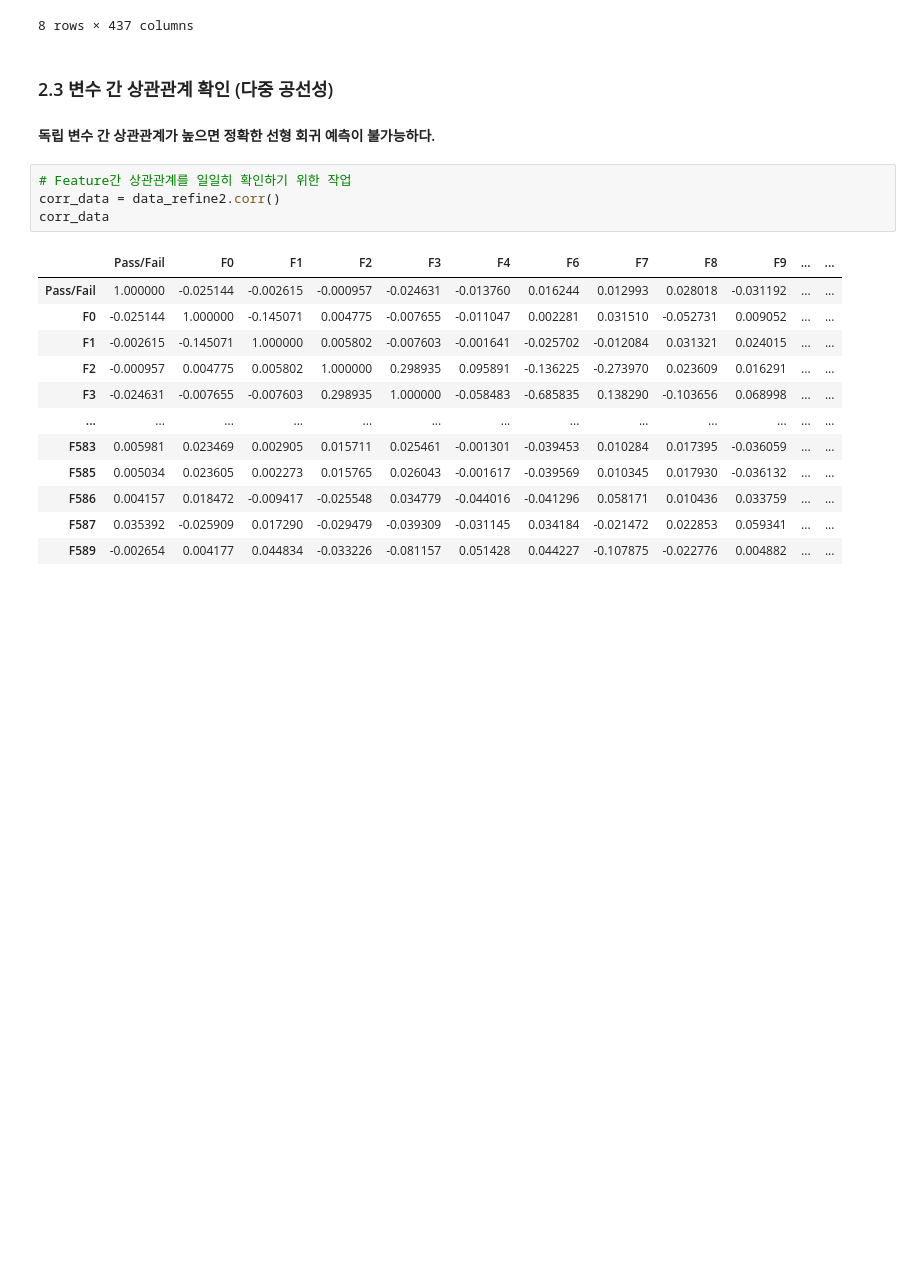
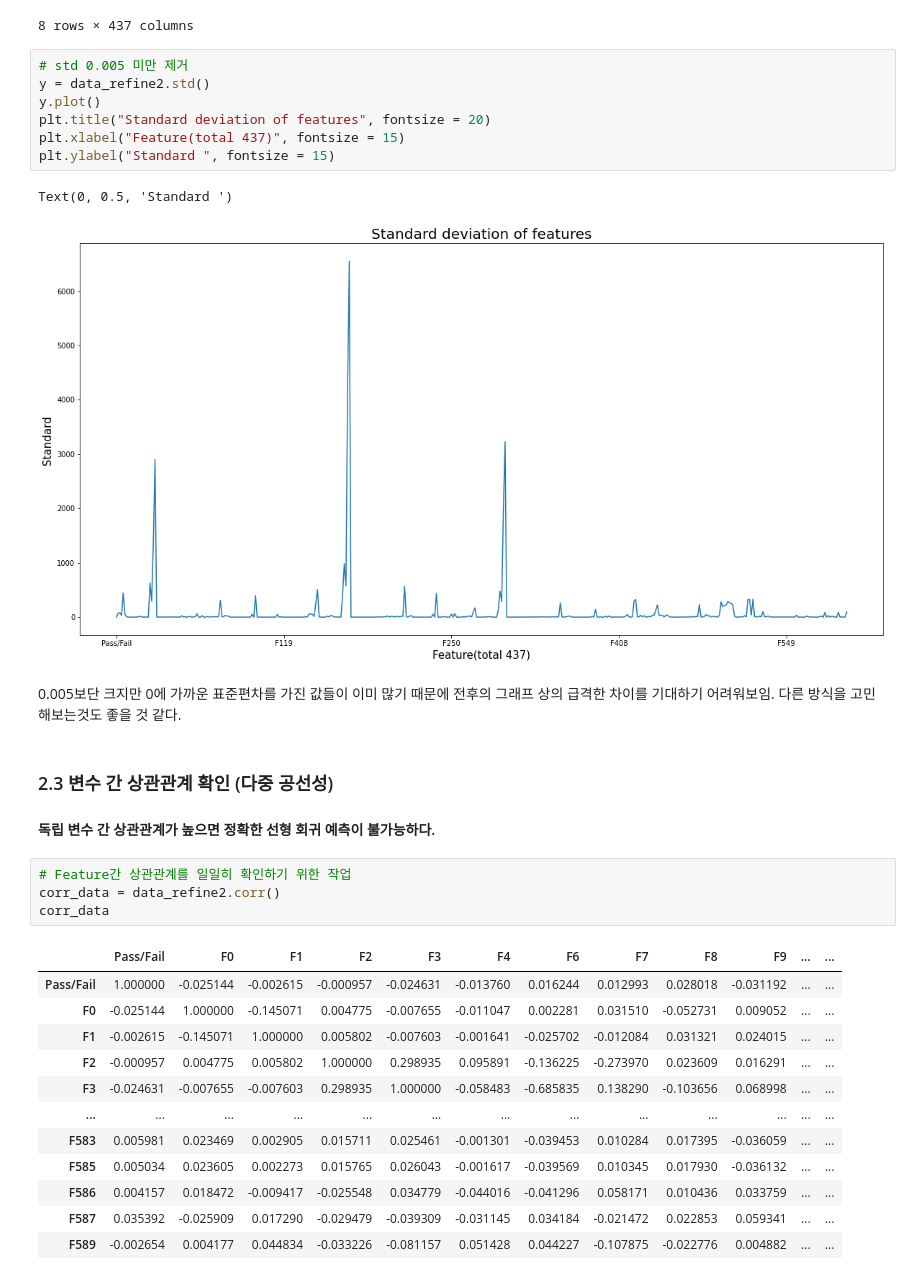
Before and after one commit to ChoiJunhee/INE5015_bigdata_analytics, a Jupyter notebook: ipnyb/0518_ipynb_Visualization(Practice Draft).ipynb, the cells around one changed output. Cells and saved outputs as stored; diff of their text form; blank space fills up the shorter version.

```diff
--- a/ipnyb/0518_ipynb_Visualization(Practice Draft).ipynb
+++ b/ipnyb/0518_ipynb_Visualization(Practice Draft).ipynb
@@ -157,6 +181,18 @@ data_refine2.describe()
 | 75% | -1.000000 | 3056.650000 | 2538.822500 | 2218.055500 | 1591.223500 | 1.525700 | 104.586700 | 0.123800 | 1.516900 | 0.008400 | ... | ... |
 | max | 1.000000 | 3356.350000 | 2846.440000 | 2315.266700 | 3715.041700 | 1114.536600 | 129.252200 | 0.128600 | 1.656400 | 0.074900 | ... | ... |
 8 rows × 437 columns
+# %%
+# std 0.005 미만 제거
+y = data_refine2.std()
+y.plot()
+plt.title("Standard deviation of features", fontsize = 20)
+plt.xlabel("Feature(total 437)", fontsize = 15)
+plt.ylabel("Standard ", fontsize = 15)
+# %% [output]
+Text(0, 0.5, 'Standard ')
+[figure, added]
+# %% [markdown]
+0.005보단 크지만 0에 가까운 표준편차를 가진 값들이 이미 많기 때문에 전후의 그래프 상의 급격한 차이를 기대하기 어려워보임. 다른 방식을 고민해보는것도 좋을 것 같다.
 # %% [markdown]
 ### 2.3 변수 간 상관관계 확인 (다중 공선성)
 #### 독립 변수 간 상관관계가 높으면 정확한 선형 회귀 예측이 불가능하다.
```
Also changed, not shown: parts of 19 cells of this notebook.
